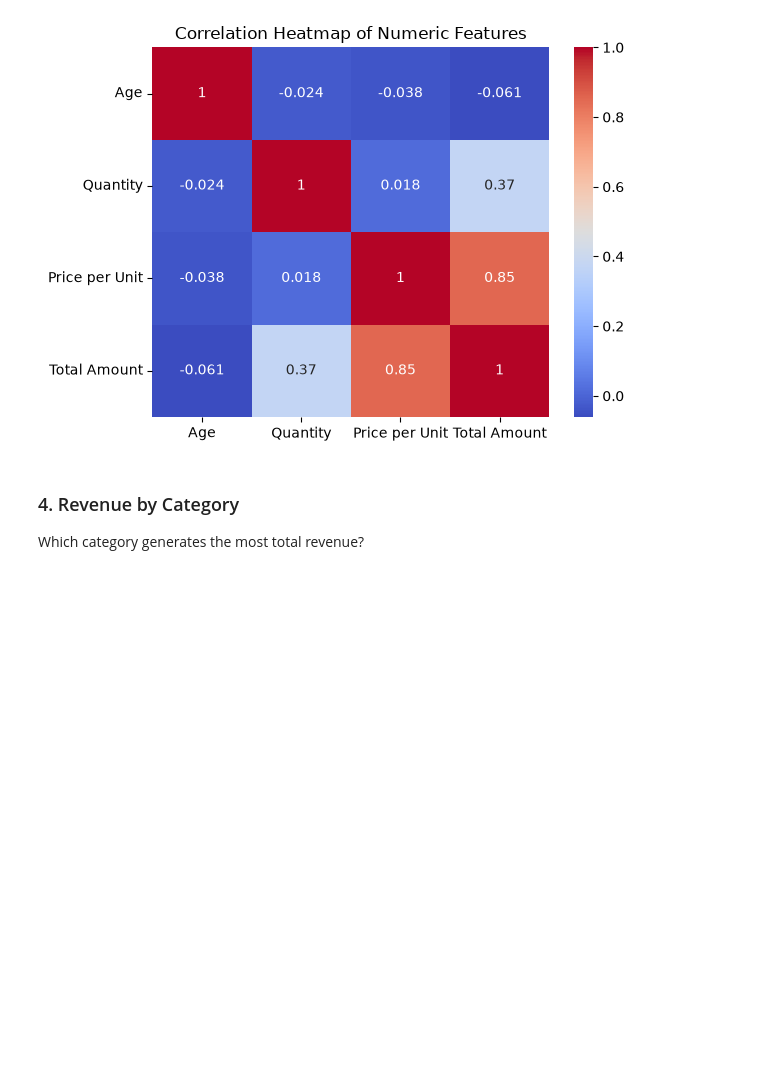
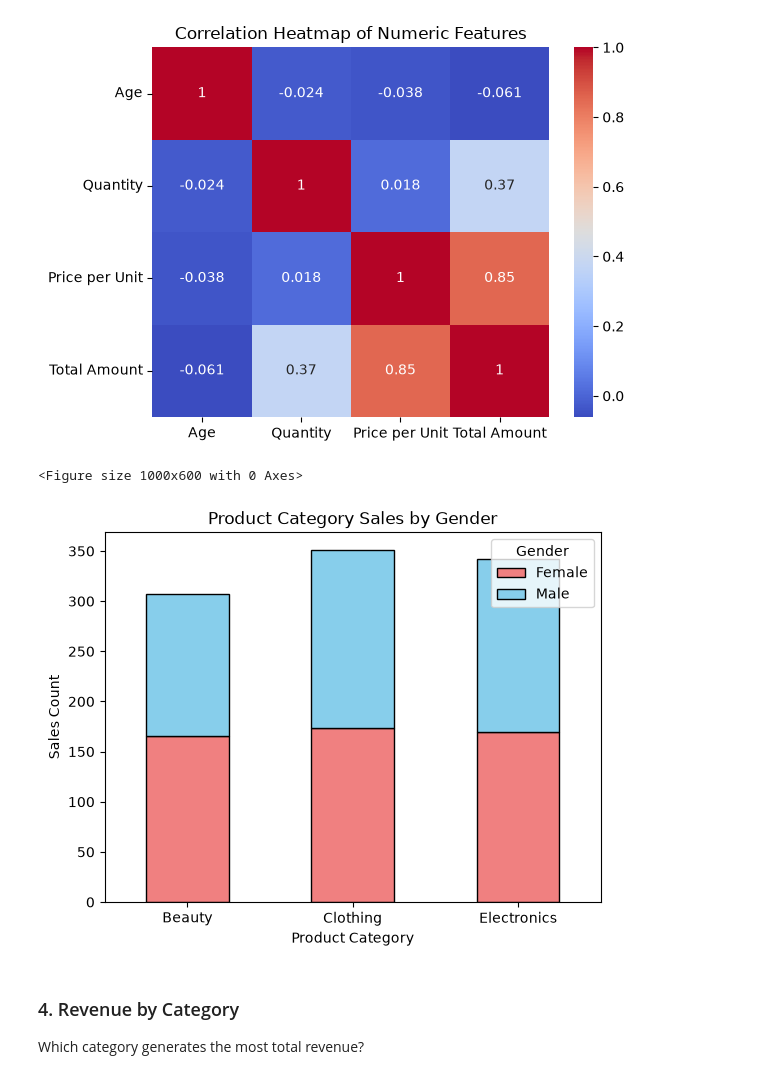
Before and after one commit to great-tinz/OIBSIP, a Jupyter notebook: DataAnalytics-L1-EDARetailSales/notebooks/Task1_EDA.ipynb, the cells around one changed output. Saved outputs shown, nothing was run; the diff lists cells and outputs as text; code cells hidden in the pictures; blank space fills up the shorter version.

```diff
--- a/DataAnalytics-L1-EDARetailSales/notebooks/Task1_EDA.ipynb
+++ b/DataAnalytics-L1-EDARetailSales/notebooks/Task1_EDA.ipynb
@@ -132,6 +169,20 @@ plt.title('Correlation Heatmap of Numeric Features')
 plt.show()
 # %% [output]
 [figure]
+# %%
+# Stacked bar chart: Gender vs Product Category
+plt.figure(figsize=(10, 6))
+gender_category = pd.crosstab(df['Product Category'], df['Gender'])
+gender_category.plot(kind='bar', stacked=True, color=['lightcoral', 'skyblue'], edgecolor='black')
+plt.title('Product Category Sales by Gender')
+plt.ylabel('Sales Count')
+plt.xlabel('Product Category')
+plt.legend(title='Gender')
+plt.xticks(rotation=0)
+plt.show()
+# %% [output]
+<Figure size 1000x600 with 0 Axes>
+[figure, added]
 # %% [markdown]
 ### 4. Revenue by Category
 Which category generates the most total revenue?
```
Also changed, not shown: parts of 5 cells of this notebook, 1 other file.
